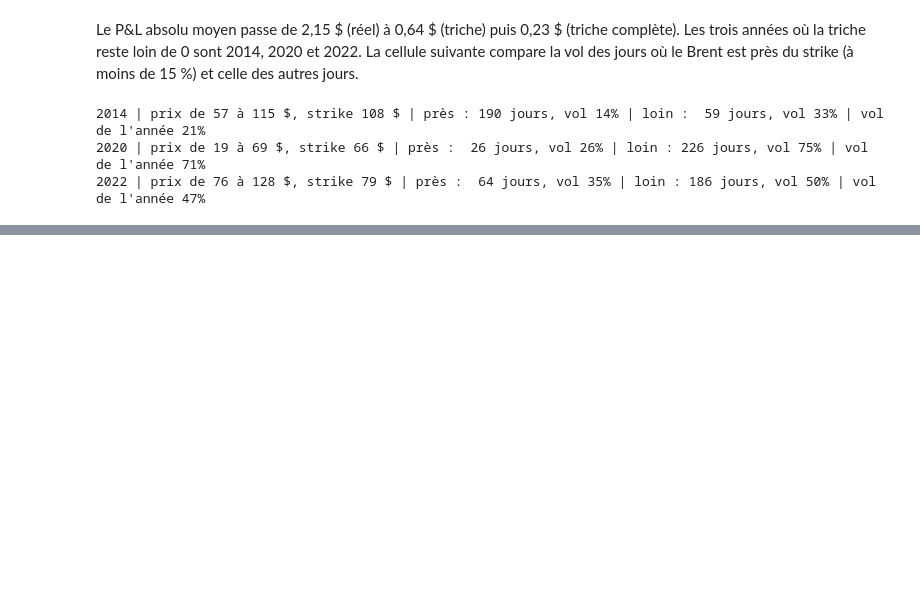
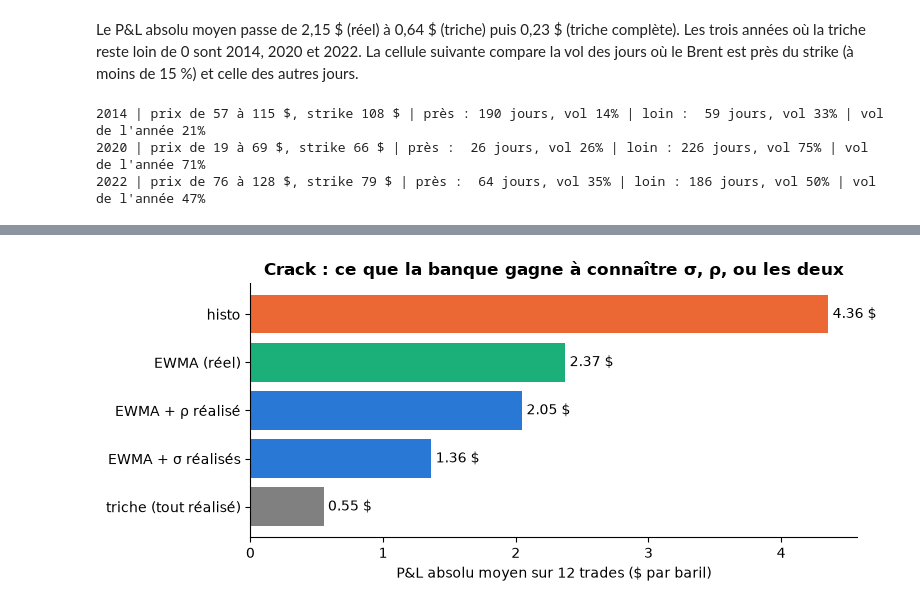
Before and after one commit to Maxence-Latreuille/spread-option-pricing, a Jupyter notebook: notebooks/03_hedging_real_data.ipynb, the cells around one changed output, grey strips where cells are left out. Drawn from its saved outputs; the diff is of its cells as text; code cells hidden in the pictures; blank space fills up the shorter version.

```diff
--- a/notebooks/03_hedging_real_data.ipynb
+++ b/notebooks/03_hedging_real_data.ipynb
@@ -288,0 +459,16 @@ La méthode de couverture et la formule fonctionnent ; l'erreur vient surtout de
+# %%
+labels = {"histo": "histo", "ewma": "EWMA (réel)", "rho_real": "EWMA + ρ réalisé",
+          "sigma_real": "EWMA + σ réalisés", "cheat": "triche (tout réalisé)"}
+order = ["histo", "ewma", "rho_real", "sigma_real", "cheat"]
+values = [np.abs(pnl_crack[name]).mean() for name in order]
+fig, ax = plt.subplots(figsize=(8, 3.5))
+bars = ax.barh([labels[name] for name in order], values, color=["#eb6834", "#1baf7a", "#2a78d6", "#2a78d6", "gray"])
+ax.bar_label(bars, fmt="%.2f $", padding=3) # value at the end of each bar
+ax.invert_yaxis() # first item on top
+ax.set_xlabel("P&L absolu moyen sur 12 trades ($ par baril)")
+ax.set_title("Crack : ce que la banque gagne à connaître σ, ρ, ou les deux", fontweight="bold")
+ax.spines[["top", "right"]].set_visible(False)
+plt.tight_layout()
+plt.show()
+# %% [output]
+[figure, added]
```
Also changed, not shown: parts of 14 cells of this notebook, 1 other file.
